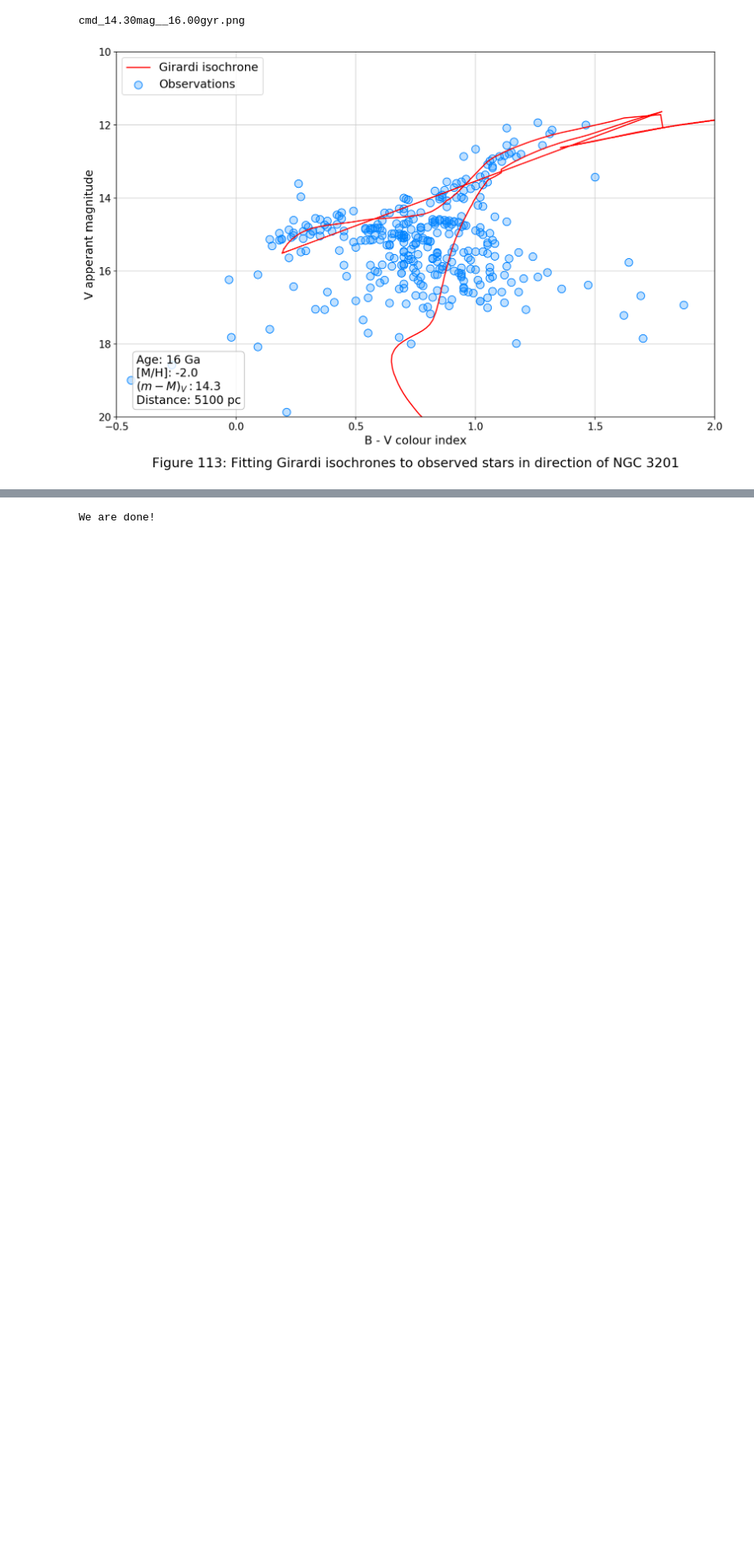
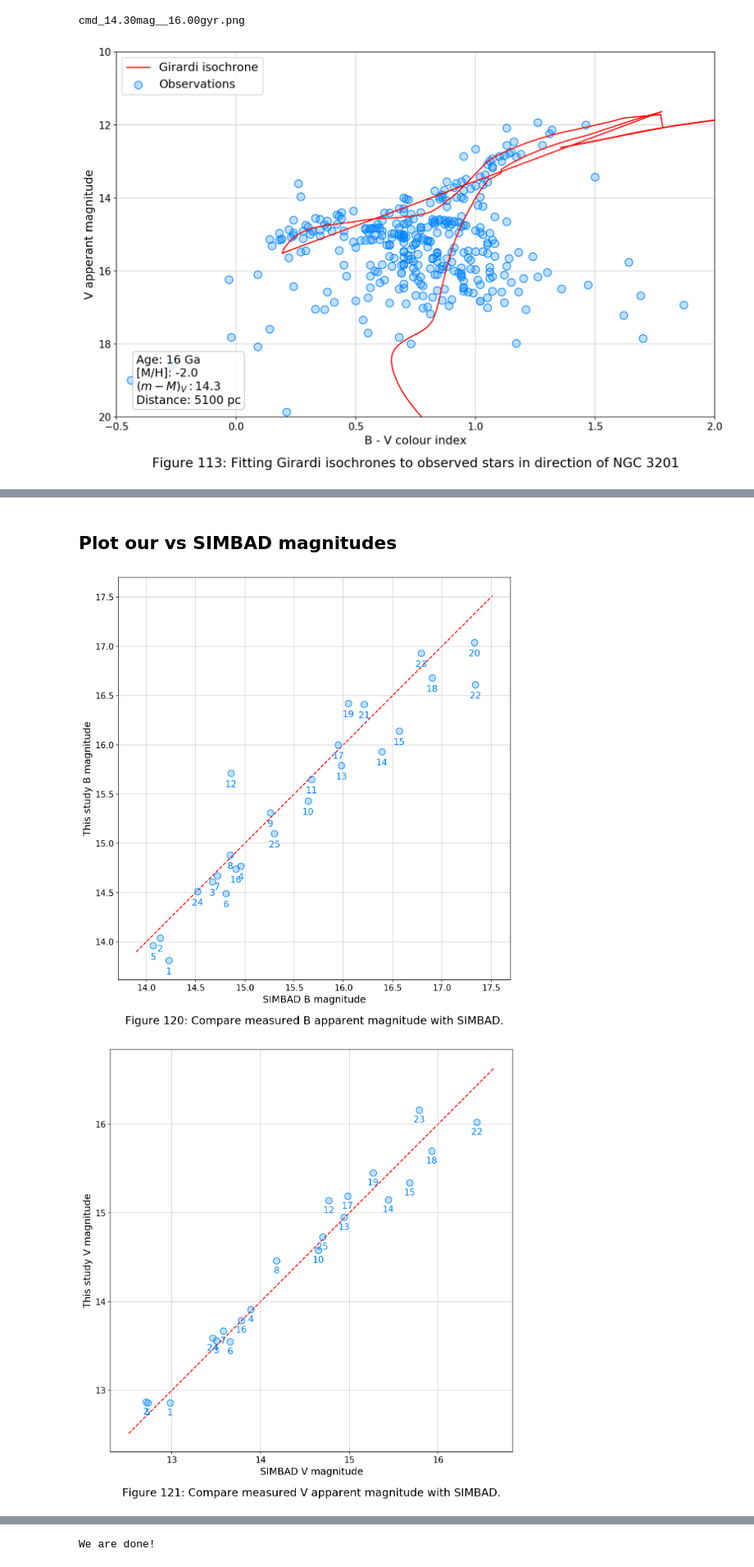
Before and after one commit to evgenyneu/asp3231_project, a Jupyter notebook: code/070_fit_isochrones/fit_isochrones.ipynb, the cells around one changed output, grey strips where cells are left out. Shown at 82% size. Saved outputs shown, nothing was run; the diff lists cells and outputs as text; code cells hidden in the pictures; blank space fills up the shorter version.

```diff
--- a/code/070_fit_isochrones/fit_isochrones.ipynb
+++ b/code/070_fit_isochrones/fit_isochrones.ipynb
@@ -928,0 +980,65 @@ plot_stars(image=image, positions=star_check_positions,
+# %% [markdown]
+## Plot our vs SIMBAD magnitudes
+# %%
+def plot_simbad_vs_our_mag(df, filter_name, figure_number, star_label_offset=-0.14):
+    """
+    Plot magnitudes from Simbad vs ours.
+
+    Parameters
+    ---------
+
+    df: pandas.core.frame.DataFrame
+        Table containing the magnitudes.
+
+    filter_name: str
+        Filter name: "V", "B" etc
+    """
+
+    filter_name = filter_name.lower()
+    fig, ax = plt.subplots(1, 1, figsize=[10, 10])
+
+    # Drop rows with empty magnitudes
+    df = df.dropna(subset=[f"{filter_name}_mag"])
+
+    # Show scatter plots
+    x_values = df[f"{filter_name}_mag_simbad"]
+    y_values = df[f"{filter_name}_mag"]
+    ax.scatter(x_values, y_values, color="#0084ff40", edgecolor="#0084ff", zorder=2)
+
+    for b_simbad, b_mag, no in zip(x_values, y_values, df["star_no"]):
+        ax.text(b_simbad, b_mag + star_label_offset, s=no, horizontalalignment='center', fontsize=14,
+               color="#0084ff")
+
+    # Plot diagonal
+    xlim = ax.get_xlim()
+    ax.plot(xlim, xlim, linestyle='dashed', color="red", zorder=1)
+
+    # Show grid
+    ax.grid()
+
+    # Set plot labels
+    ax.set_xlabel(f"SIMBAD {filter_name.upper()} magnitude")
+    ax.set_ylabel(f"This study {filter_name.upper()} magnitude")
+
+    title = f"Figure {figure_number}: Compare measured {filter_name.upper()} apparent magnitude with SIMBAD."
+    ax.set_title(title, y=-0.12)  # Set image title
+    ax.set_aspect('equal', adjustable='box')
+    plt.tight_layout();
+
+
+figure_number = 120
+
+plot_simbad_vs_our_mag(df=df_check_stars, filter_name='B', figure_number=figure_number)
+
+figure_number += 1
+plot_simbad_vs_our_mag(df=df_check_stars, filter_name='V', figure_number=figure_number)
+
+# Plot B-V
+df_check_stars["b-v_mag"] = df_check_stars["b_mag"] - df_check_stars["v_mag"]
+df_check_stars["b-v_mag_simbad"] = df_check_stars["b_mag_simbad"] - df_check_stars["v_mag_simbad"]
+figure_number += 1
+plot_simbad_vs_our_mag(df=df_check_stars, filter_name='B-V', figure_number=figure_number,
+                       star_label_offset=-0.06)
+# %% [output]
+[figure, added]
+[figure, added]
```
Also changed, not shown: parts of 12 cells of this notebook, 1 other file.
